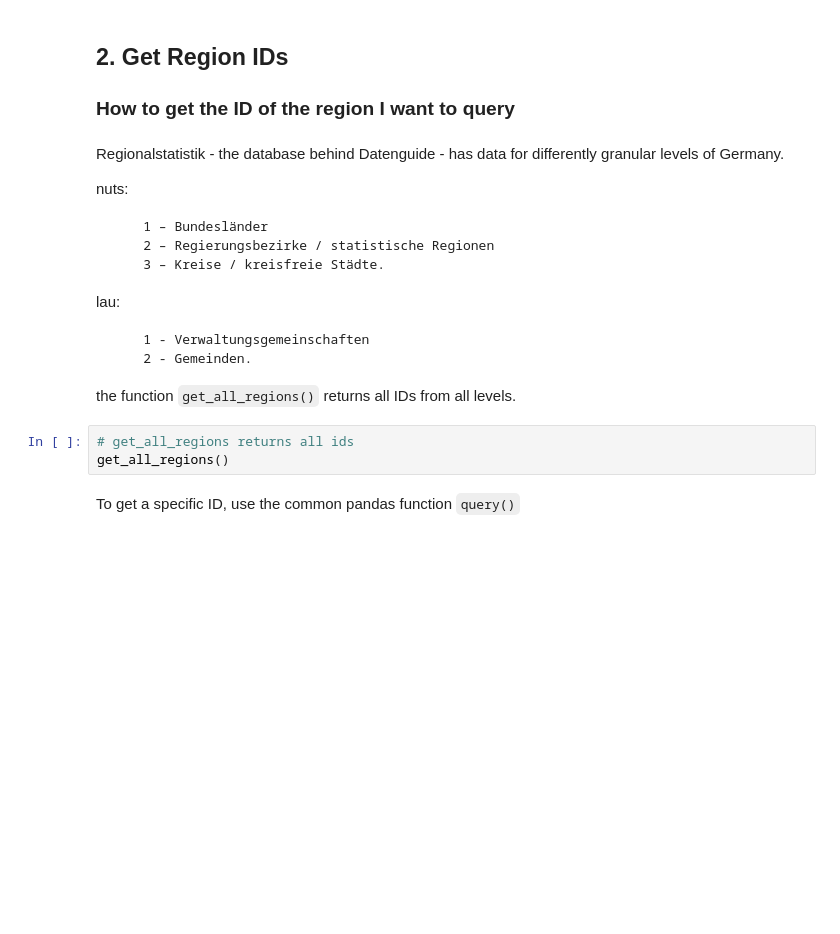
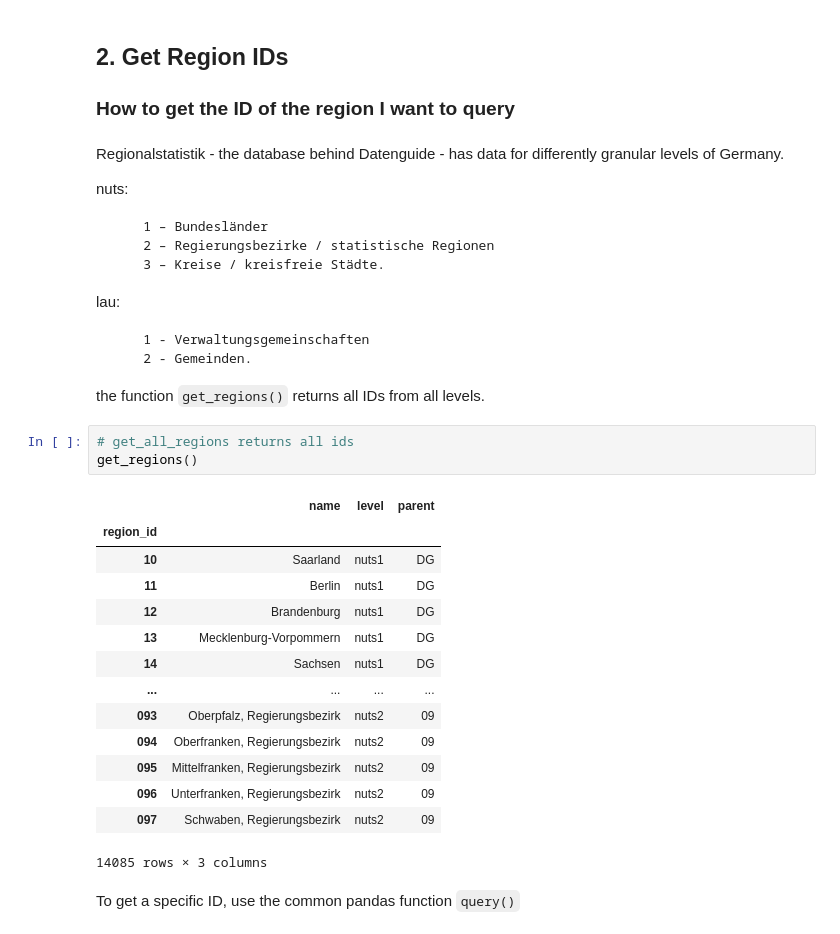
Before and after one commit to CorrelAid/datenguide-python, a Jupyter notebook: use_case/01_intro_tutorial.ipynb, the cells around one changed output. Saved outputs shown, nothing was run; the diff lists cells and outputs as text; blank space fills up the shorter version.

```diff
--- a/use_case/01_intro_tutorial.ipynb
+++ b/use_case/01_intro_tutorial.ipynb
@@ -48,10 +49,25 @@ lau:
         1 - Verwaltungsgemeinschaften
         2 - Gemeinden.
 
-the function `get_all_regions()` returns all IDs from all levels.
+the function `get_regions()` returns all IDs from all levels.
 # %%
 # get_all_regions returns all ids
-get_all_regions()
+get_regions()
+# %% [output]
+|  | name | level | parent |
+| region_id |  |  |  |
+| 10 | Saarland | nuts1 | DG |
+| 11 | Berlin | nuts1 | DG |
+| 12 | Brandenburg | nuts1 | DG |
+| 13 | Mecklenburg-Vorpommern | nuts1 | DG |
+| 14 | Sachsen | nuts1 | DG |
+| ... | ... | ... | ... |
+| 093 | Oberpfalz, Regierungsbezirk | nuts2 | 09 |
+| 094 | Oberfranken, Regierungsbezirk | nuts2 | 09 |
+| 095 | Mittelfranken, Regierungsbezirk | nuts2 | 09 |
+| 096 | Unterfranken, Regierungsbezirk | nuts2 | 09 |
+| 097 | Schwaben, Regierungsbezirk | nuts2 | 09 |
+14085 rows × 3 columns
 # %% [markdown]
 To get a specific ID, use the common pandas function `query()`
 # %%
```
Also changed, not shown: parts of 15 cells of this notebook, 4 other files.
